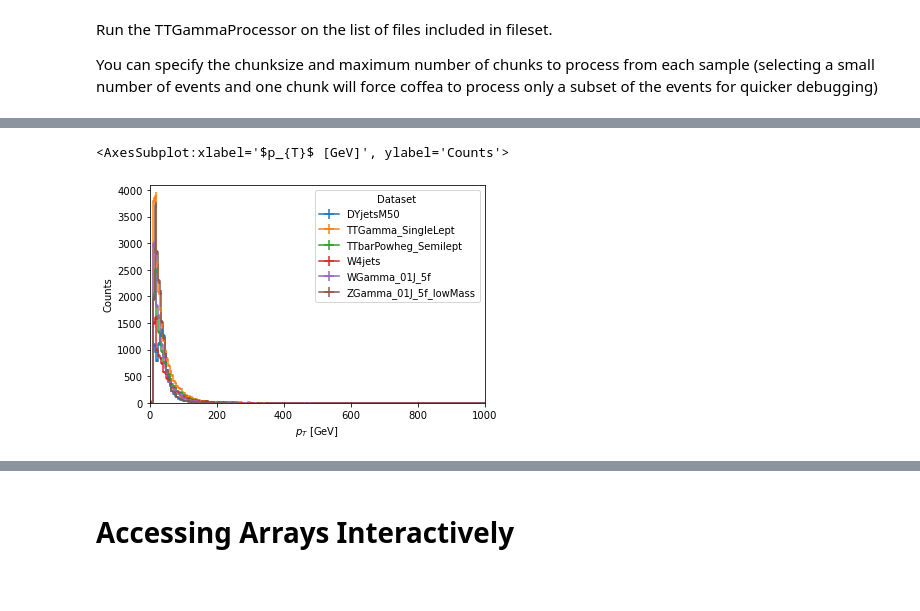
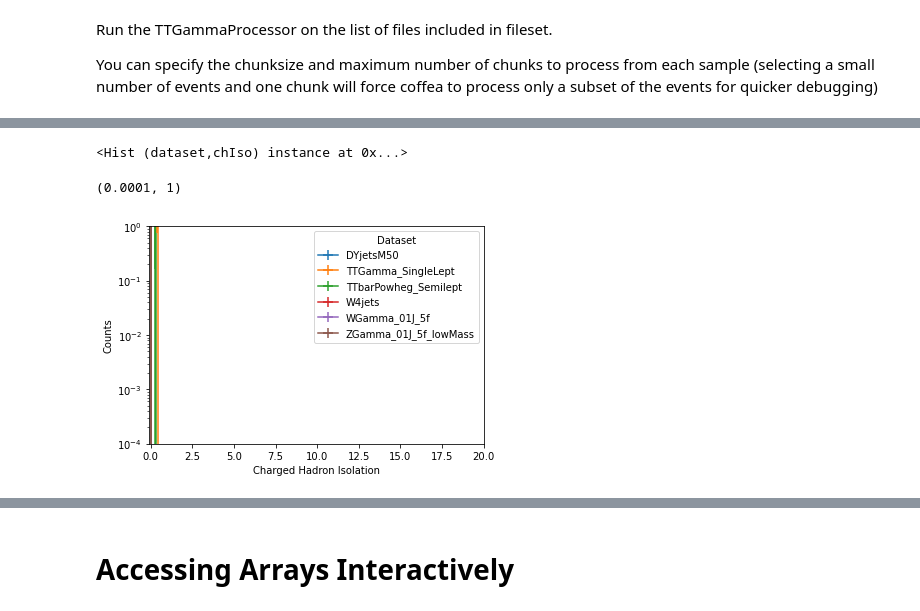
Before and after one commit to xingchen-fan/TTGamma_LongExercise, a Jupyter notebook: TTGammaLongExercise.ipynb, the cells around one changed output, grey strips where cells are left out. Saved outputs shown, nothing was run; the diff lists cells and outputs as text; code cells hidden in the pictures; blank space fills up the shorter version.

```diff
--- a/TTGammaLongExercise.ipynb
+++ b/TTGammaLongExercise.ipynb
@@ -68,9 +66,17 @@ output
  'photon_lepton_mass_3j0t': <Hist (dataset,mass,category,lepFlavor,systematic) instance at 0x...>,
  'M3': <Hist (dataset,M3,category,lepFlavor,systematic) instance at 0x...>,
  'EventCount': value_accumulator(int, 60181)}
+# %%
+output['photon_chIso'].sum("category", "lepFlavor").integrate("systematic", "nominal")
+# %% [output]
+<Hist (dataset,chIso) instance at 0x...>
 # %%
 from coffea import hist
-hist.plot1d(output['all_photon_pt'], overlay='dataset')
+import matplotlib.pyplot as plt
+
+hist.plot1d(_31, overlay='dataset')
+plt.yscale('log')
+plt.ylim(1e-4, 1)
 # %% [output]
-<AxesSubplot:xlabel='$p_{T}$ [GeV]', ylabel='Counts'>
+(0.0001, 1)
-[figure, old version]
+[figure, new version]
```
Also changed, not shown: parts of 3 cells of this notebook, 2 other files.
